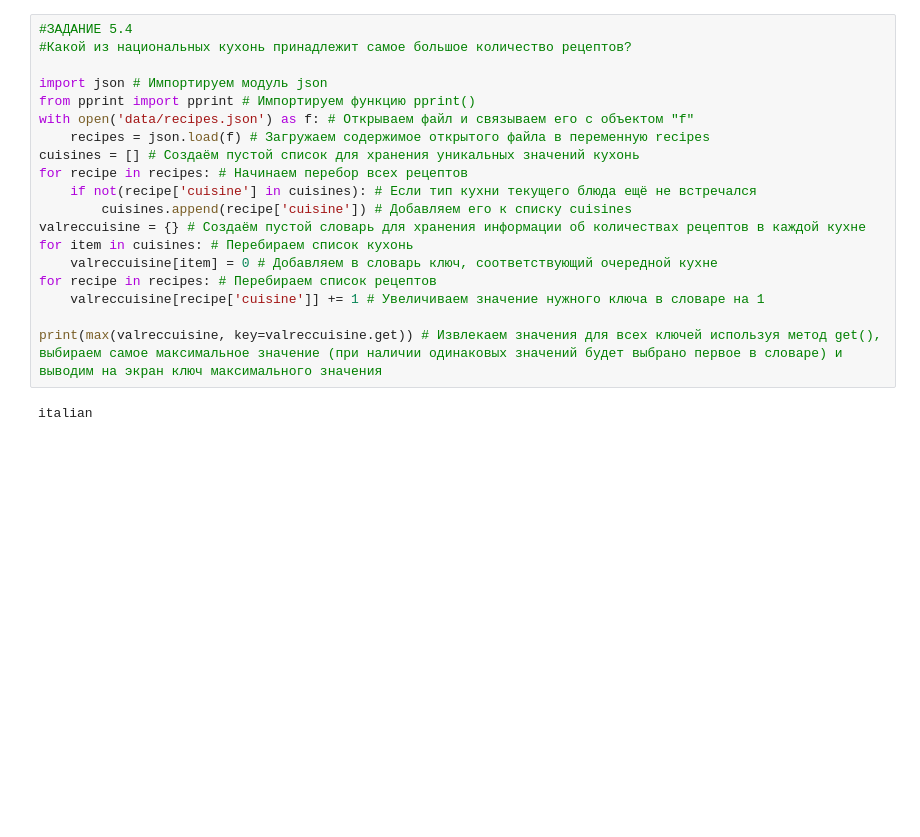
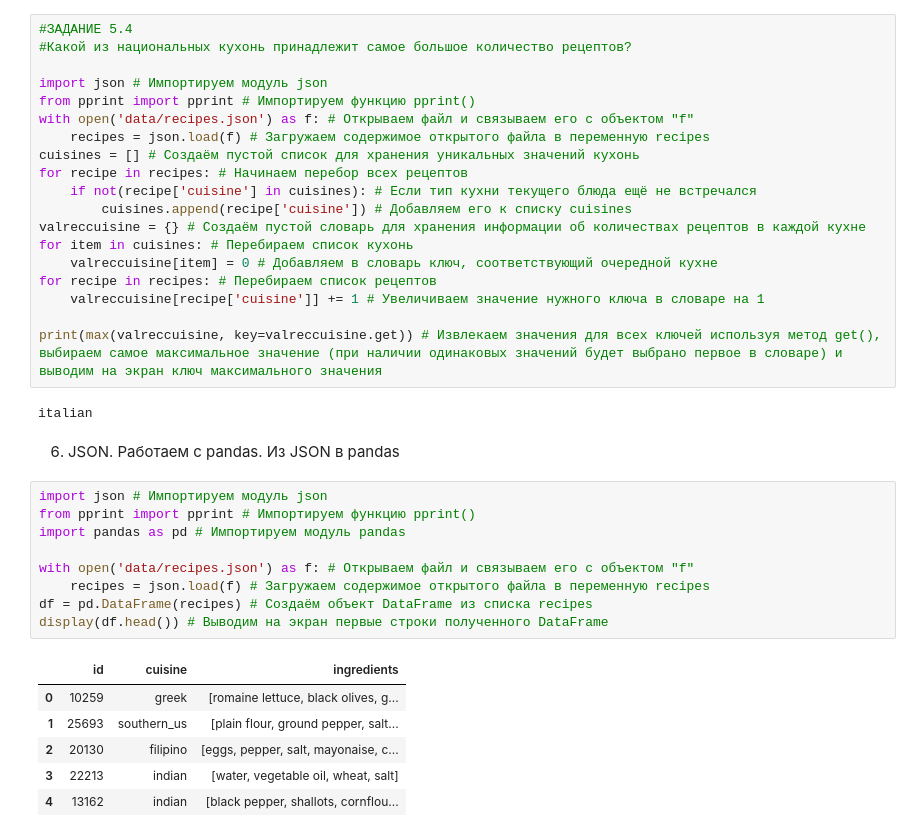
Before and after one commit to Andrdeni/sf_data_science, a Jupyter notebook: PY_16_Как_выгружать_данные_из_файлов/DS_16.ipynb, the cells around one changed output. Drawn from its saved outputs; the diff is of its cells as text; blank space fills up the shorter version.

```diff
--- a/PY_16_Как_выгружать_данные_из_файлов/DS_16.ipynb
+++ b/PY_16_Как_выгружать_данные_из_файлов/DS_16.ipynb
@@ -352,3 +352,21 @@ for recipe in recipes: # Перебираем список рецептов
 print(max(valreccuisine, key=valreccuisine.get)) # Извлекаем значения для всех ключей используя метод get(), выбираем самое максимальное значение (при наличии одинаковых значений будет выбрано первое в словаре) и выводим на экран ключ максимального значения
 # %% [output]
 italian
+# %% [markdown]
+6. JSON. Работаем с pandas. Из JSON в pandas
+# %%
+import json # Импортируем модуль json
+from pprint import pprint # Импортируем функцию pprint()
+import pandas as pd # Импортируем модуль pandas
+
+with open('data/recipes.json') as f: # Открываем файл и связываем его с объектом "f"
+    recipes = json.load(f) # Загружаем содержимое открытого файла в переменную recipes
+df = pd.DataFrame(recipes) # Создаём объект DataFrame из списка recipes
+display(df.head()) # Выводим на экран первые строки полученного DataFrame
+# %% [output]
+|  | id | cuisine | ingredients |
+| 0 | 10259 | greek | [romaine lettuce, black olives, g... |
+| 1 | 25693 | southern_us | [plain flour, ground pepper, salt... |
+| 2 | 20130 | filipino | [eggs, pepper, salt, mayonaise, c... |
+| 3 | 22213 | indian | [water, vegetable oil, wheat, salt] |
+| 4 | 13162 | indian | [black pepper, shallots, cornflou... |
```
Also changed, not shown: parts of 7 cells of this notebook, 1 other file.
